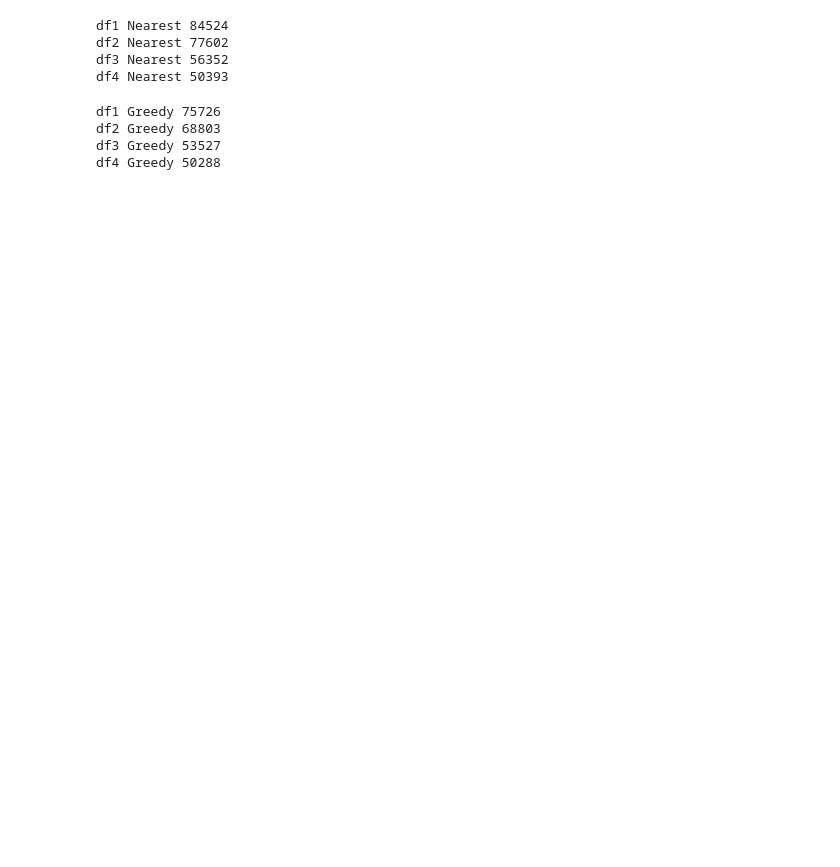
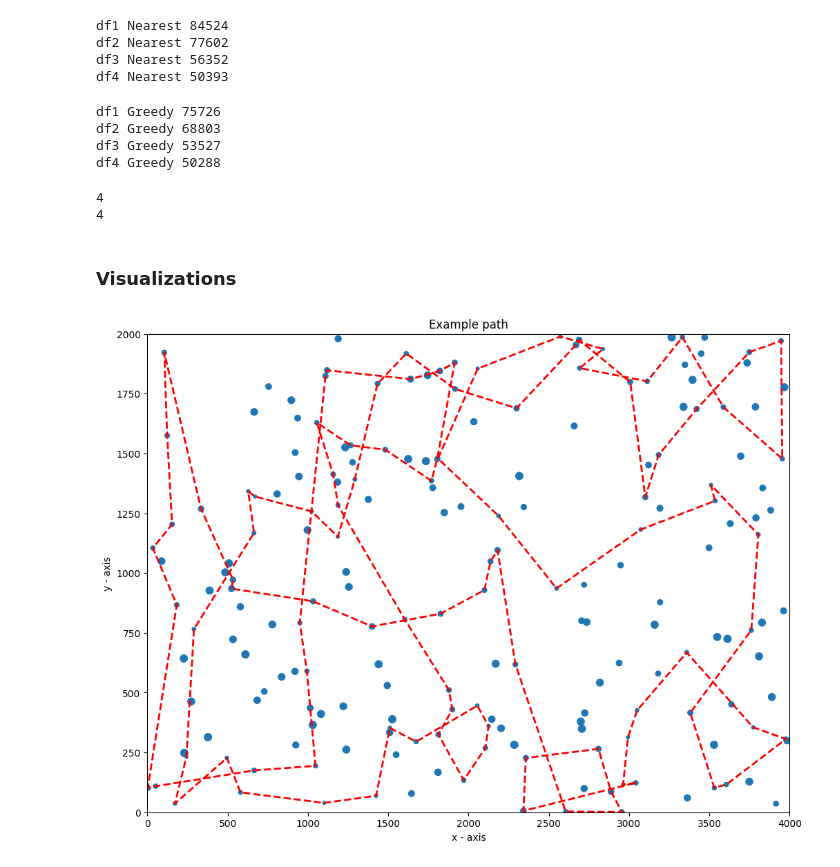
Before and after one commit to WojciechMajewski/Evolutionary-Computation-TSP, a Jupyter notebook: Greedy_Heuristics.ipynb, the cells around one changed output. Cells and saved outputs as stored; diff of their text form; code cells hidden in the pictures; blank space fills up the shorter version.

Commit message:
Visualizations

```diff
--- a/Greedy_Heuristics.ipynb
+++ b/Greedy_Heuristics.ipynb
@@ -138,6 +138,8 @@ def greedy_TSP(cost_matrix, starting_city):
 iterations = 200 ### change hardcode to matrix size
 nearest_bests = []
 greedy_bests = []
+nearest_best_paths = []
+greedy_best_paths = []
 
 for id, df in enumerate([df1, df2, df3, df4]):
     distance_matrix = create_distance_matrix(df)
@@ -189,6 +191,7 @@ for id, df in enumerate([df1, df2, df3, df4]):
     assert check_cycle_length(df, best_path) == min_dist
 
     nearest_bests.append(min_dist)
+    nearest_best_paths.append(best_path)
 
     print(f'Best solution: {best_path}')
     print(f'Shortest distance: {min_dist}')
@@ -217,6 +220,7 @@ for id, df in enumerate([df1, df2, df3, df4]):
     assert check_cycle_length(df, best_path) == min_dist
 
     greedy_bests.append(min_dist)
+    greedy_best_paths.append(best_path)
 
     print(f'Best solution: {best_path}')
     print(f'Shortest distance: {min_dist}')
@@ -256,3 +260,44 @@ df1 Greedy 75726
 df2 Greedy 68803
 df3 Greedy 53527
 df4 Greedy 50288
+# %%
+print(len(nearest_best_paths))
+print(len(greedy_best_paths))
+# %% [output]
+4
+4
+# %% [markdown]
+### Visualizations
+# %%
+def plot_cycle(df, cycle):
+    plt.figure(figsize=(12, 9))
+
+    # plotting the cycle
+    x = [df.values[i][0] for i in cycle]
+    y = [df.values[i][1] for i in cycle]
+    x.append(x[0])
+    y.append(y[0])
+
+    plt.plot(x, y, color='red', linestyle='dashed', linewidth = 2,
+            markerfacecolor='blue', markersize=6)
+
+
+    # plotting the points
+    x = [df.values[i][0] for i in range(df.shape[0])]
+    y = [df.values[i][1] for i in range(df.shape[0])]
+    size = [df.values[i][2] // 40 + 10 for i in range(df.shape[0])]
+
+    plt.scatter(x, y, s=size)
+
+    plt.xlim(0, 4000)
+    plt.ylim(0, 2000)
+
+    plt.title('Example path')
+    plt.xlabel('x - axis')
+    plt.ylabel('y - axis')
+
+    plt.show()
+# %%
+plot_cycle(df1, nearest_best_paths[0])
+# %% [output]
+[figure, added]
```
Also changed, not shown: parts of 3 cells of this notebook.
